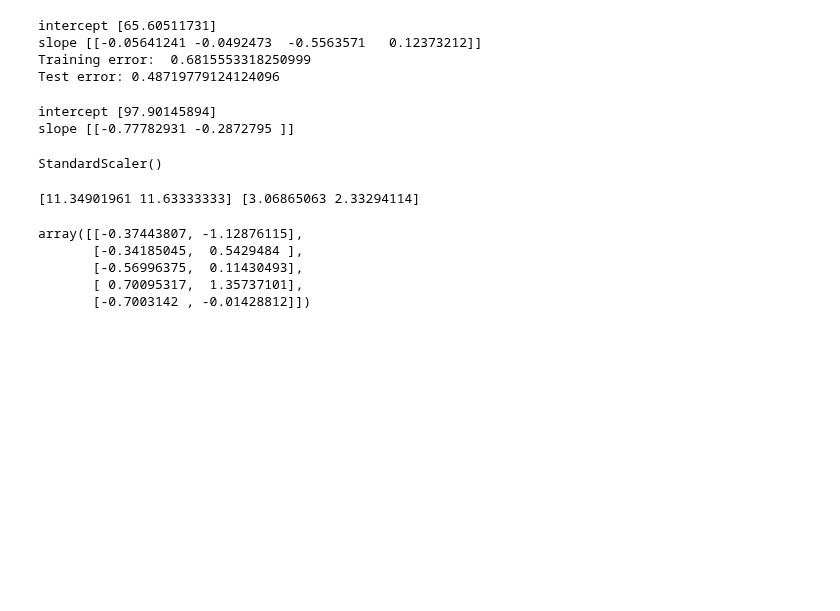
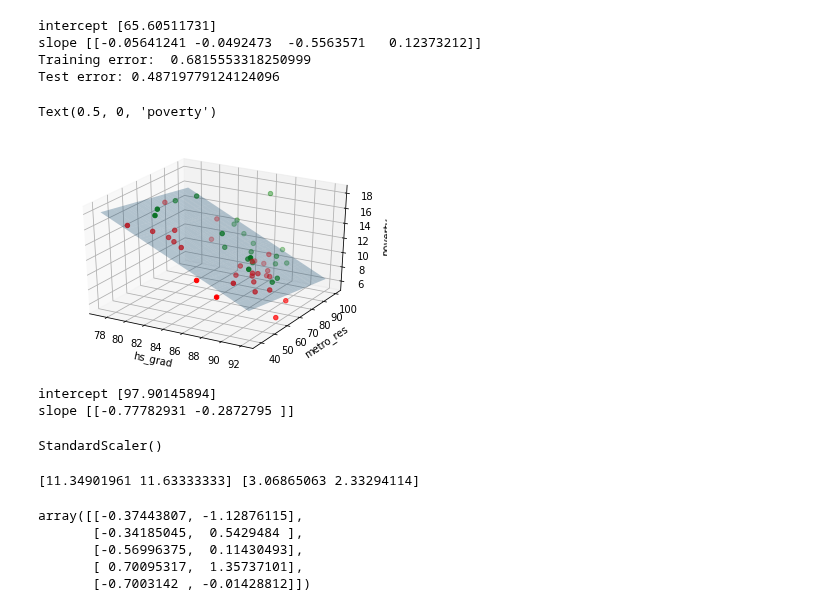
Before and after one commit to MashaKubyshina/Data_Science_Scripts, a Jupyter notebook: Regression_on_States_Basics_of_Statistics_Class.ipynb, the cells around one changed output. Cells and saved outputs as stored; diff of their text form; code cells hidden in the pictures; blank space fills up the shorter version.

```diff
--- a/Regression_on_States_Basics_of_Statistics_Class.ipynb
+++ b/Regression_on_States_Basics_of_Statistics_Class.ipynb
@@ -297,6 +353,37 @@ intercept [65.60511731]
 slope [[-0.05641241 -0.0492473  -0.5563571   0.12373212]]
 Training error:  0.6815553318250999
 Test error: 0.48719779124124096
+# %%
+# plotting in 3D metro_res and hs_grad
+
+df.head()
+
+lm = smf.ols(formula='poverty ~ metro_res + hs_grad', data=df).fit()
+
+lm.params
+
+def f(x, y):
+    return lm.params.Intercept + lm.params.hs_grad * x  + lm.params.metro_res * y
+
+x = df.hs_grad.sort_values()
+y = df.metro_res.sort_values()
+
+X, Y = np.meshgrid(x, y)
+Z = f(X, Y)
+
+fig = plt.figure()
+ax = plt.axes(projection='3d')
+ax.plot_surface(X, Y, Z, alpha=0.3)
+data_below_serf = df[df['poverty'] < f(df['hs_grad'], df['metro_res'])]
+data_above_serf = df[df['poverty'] >= f(df['hs_grad'], df['metro_res'])]
+ax.scatter(data_below_serf.hs_grad, data_below_serf.metro_res, data_below_serf.poverty, c='r', marker='o')
+ax.scatter(data_above_serf.hs_grad, data_above_serf.metro_res, data_above_serf.poverty, c='g', marker='o')
+ax.set_xlabel('hs_grad')
+ax.set_ylabel('metro_res')
+ax.set_zlabel('poverty')
+# %% [output]
+Text(0.5, 0, 'poverty')
+[figure, added]
 # %%
 # Standardizing 'poverty', 'female_house'
 # Ideally we would like to standardize values that are far apart on the numeric scale
```
Also changed, not shown: parts of 4 cells of this notebook.
